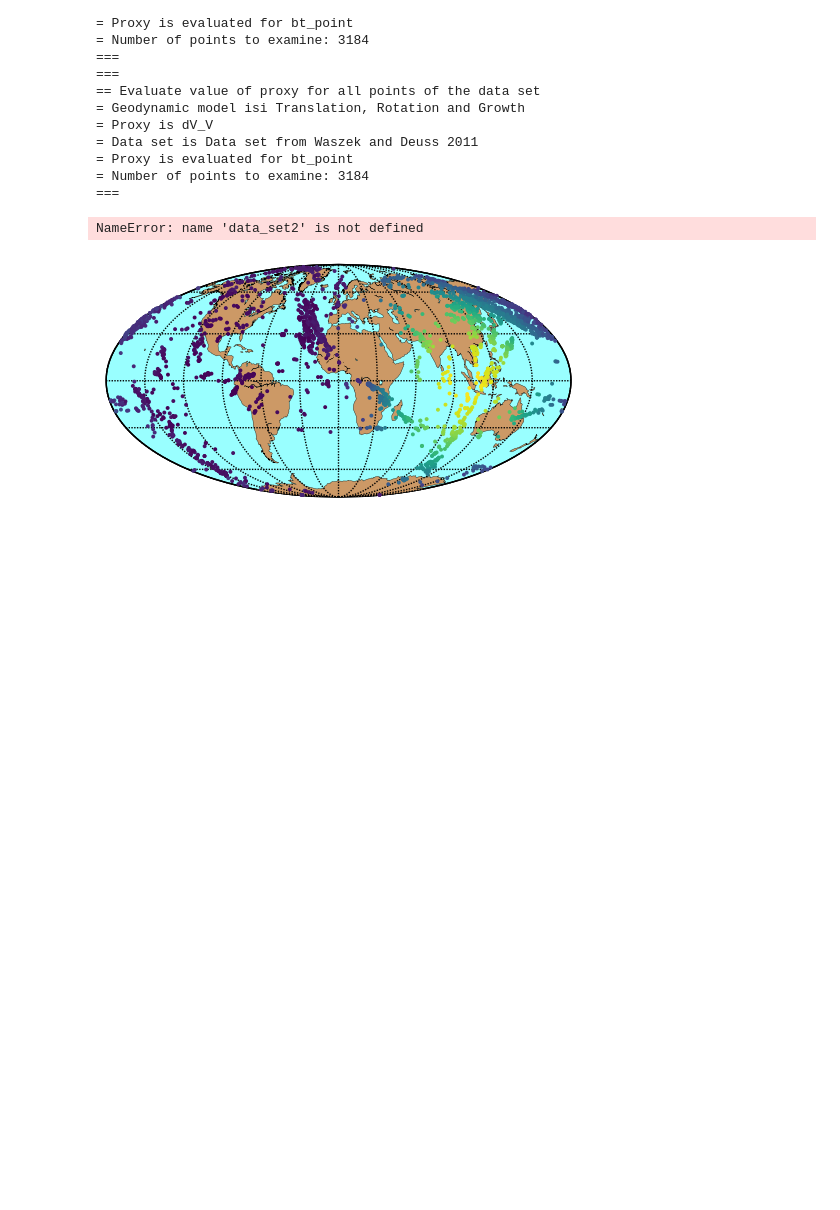
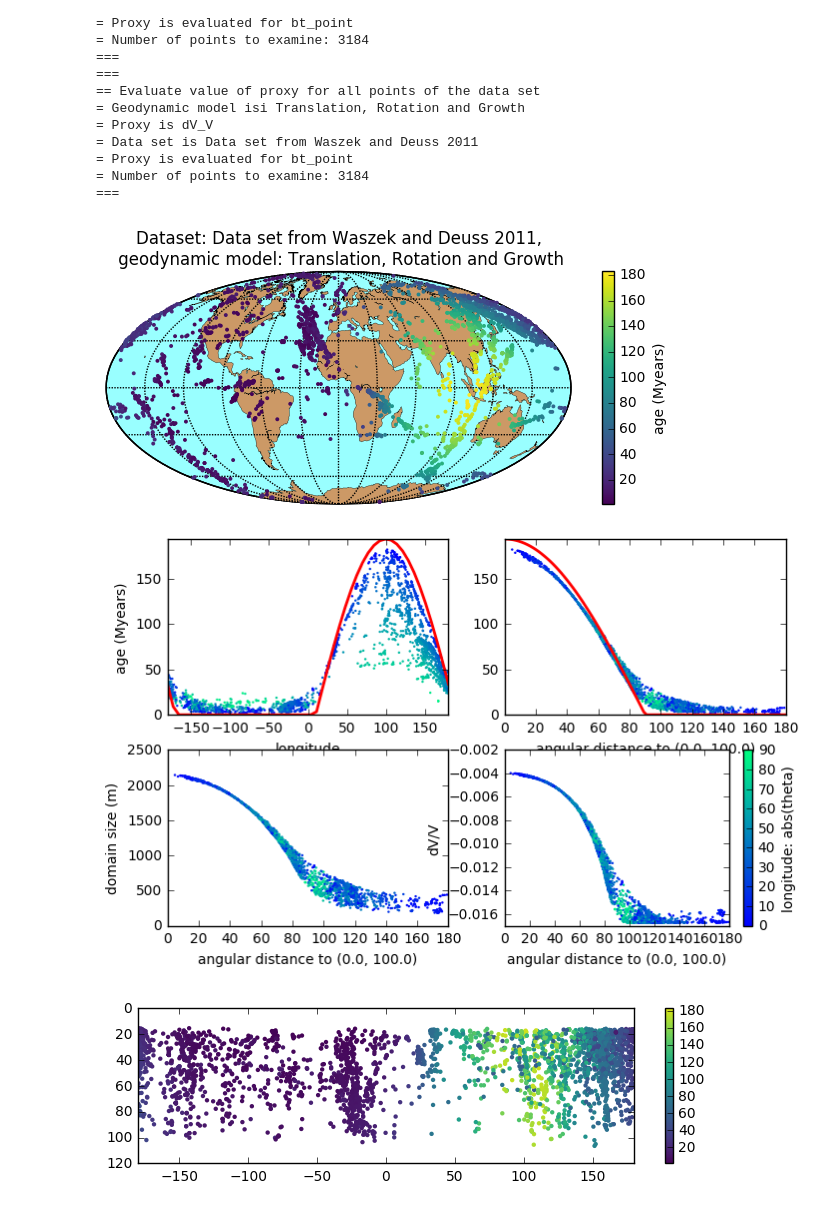
Before and after one commit to MarineLasbleis/GrowYourIC, a Jupyter notebook: examples/Grow.ipynb, the cells around one changed output. Cells and saved outputs as stored; diff of their text form; code cells hidden in the pictures; blank space fills up the shorter version.

```diff
--- a/Grow.ipynb
+++ b/examples/Grow.ipynb
@@ -300,7 +300,7 @@ dist = positions.angular_distance_to_point(t, p, *velocity_center)
 m, fig = plot_data.setting_map()
 x, y = m(p, t)
 sc = m.scatter(x, y, c=proxy2,s=8, zorder=10, cmap=cm, edgecolors='none')
-plt.title("Dataset: {},\n geodynamic model: {}".format(data_set2.name, geodynModel.name))
+plt.title("Dataset: {},\n geodynamic model: {}".format(data_set.name, geodynModel.name))
 cbar = plt.colorbar(sc)
 cbar.set_label(proxy_name)
 fig.savefig(fig_name+data_set.name+"map.pdf", bbox_inches='tight')
@@ -325,32 +325,33 @@ ax[0,1].set_xlim([0,180])
 ax[0,0].set_xlim([-180,180])
 cbar = fig.colorbar(sc1)
 cbar.set_label("longitude: abs(theta)")
 if proxy_lim is not None:
     ax[0,1].set_ylim(proxy_lim)
 ## figure with domain size and Vp
 if proxy_type == "age":
     sc3 = ax[1,0].scatter(dist, proxy_size, c=abs(t), cmap=cm2, vmin =-0, vmax =90, s=3, linewidth=0)
     ax[1,0].set_xlabel("angular distance to ({}, {})".format(*velocity_center))
     ax[1,0].set_ylabel("domain size (m)")
     ax[1,0].set_xlim([0,180])
     ax[1,0].set_ylim([0, 2500.000])
     sc4 = ax[1,1].scatter(dist, proxy_dV, c=abs(t), cmap=cm2, vmin=-0, vmax =90, s=3, linewidth=0)
     ax[1,1].set_xlabel("angular distance to ({}, {})".format(*velocity_center))
     ax[1,1].set_ylabel("dV/V")
     ax[1,1].set_xlim([0,180])
     ax[1,1].set_ylim([-0.017, -0.002])
 fig.savefig(fig_name + data_set.name+'long_dist.pdf', bbox_inches='tight')
 
 fig, ax = plt.subplots(figsize=(8, 2))
 sc=ax.scatter(p,rICB_dim*(1.-r), c=proxy2, s=10,cmap=cm, linewidth=0)
 ax.set_ylim(-0,120)
 fig.gca().invert_yaxis()
 ax.set_xlim(-180,180)
 cbar = fig.colorbar(sc)
 if proxy_lim is not None:
     cbar.set_clim(0, maxAge)
 
 fig.savefig(fig_name+data_set.name+"depth.pdf", bbox_inches='tight')
 # %% [output]
-NameError: name 'data_set2' is not defined
-[figure, old version]
+[figure, new version]
+[figure, added]
+[figure, added]
```
Also changed, not shown: 23 other files.
